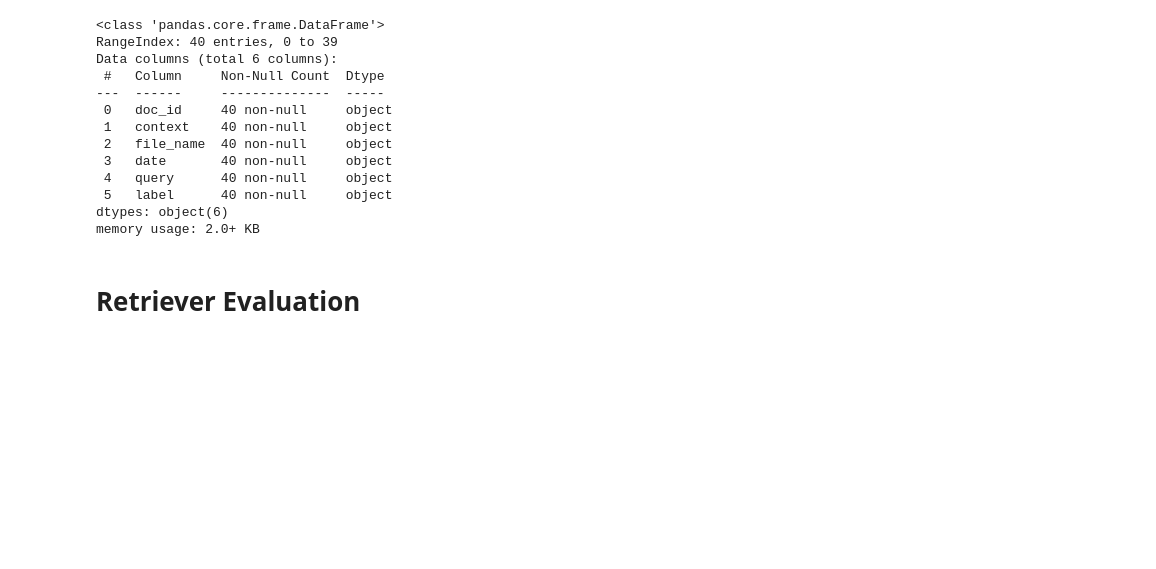
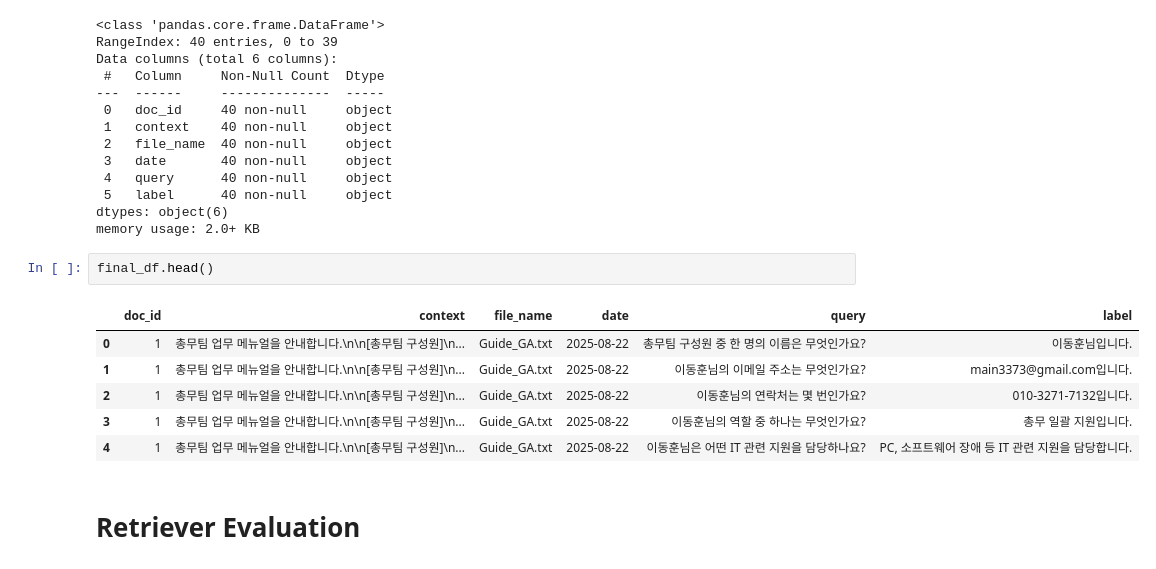
Before and after one commit to CbaeKim/ga_chatbot, a Jupyter notebook: insert_document.ipynb, the cells around one changed output. Drawn from its saved outputs; the diff is of its cells as text; blank space fills up the shorter version.

```diff
--- a/insert_document.ipynb
+++ b/insert_document.ipynb
@@ -223,6 +213,15 @@ Data columns (total 6 columns):
  5   label      40 non-null     object
 dtypes: object(6)
 memory usage: 2.0+ KB
+# %%
+final_df.head()
+# %% [output]
+|  | doc_id | context | file_name | date | query | label |
+| 0 | 1 | 총무팀 업무 메뉴얼을 안내합니다.\n\n[총무팀 구성원]\n... | Guide_GA.txt | 2025-08-22 | 총무팀 구성원 중 한 명의 이름은 무엇인가요? | 이동훈님입니다. |
+| 1 | 1 | 총무팀 업무 메뉴얼을 안내합니다.\n\n[총무팀 구성원]\n... | Guide_GA.txt | 2025-08-22 | 이동훈님의 이메일 주소는 무엇인가요? | main3373@gmail.com입니다. |
+| 2 | 1 | 총무팀 업무 메뉴얼을 안내합니다.\n\n[총무팀 구성원]\n... | Guide_GA.txt | 2025-08-22 | 이동훈님의 연락처는 몇 번인가요? | 010-3271-7132입니다. |
+| 3 | 1 | 총무팀 업무 메뉴얼을 안내합니다.\n\n[총무팀 구성원]\n... | Guide_GA.txt | 2025-08-22 | 이동훈님의 역할 중 하나는 무엇인가요? | 총무 일괄 지원입니다. |
+| 4 | 1 | 총무팀 업무 메뉴얼을 안내합니다.\n\n[총무팀 구성원]\n... | Guide_GA.txt | 2025-08-22 | 이동훈님은 어떤 IT 관련 지원을 담당하나요? | PC, 소프트웨어 장애 등 IT 관련 지원을 담당합니다. |
 # %% [markdown]
 # **Retriever Evaluation**
 # %% [markdown]
```
Also changed, not shown: parts of 23 cells of this notebook, 5 other files.
